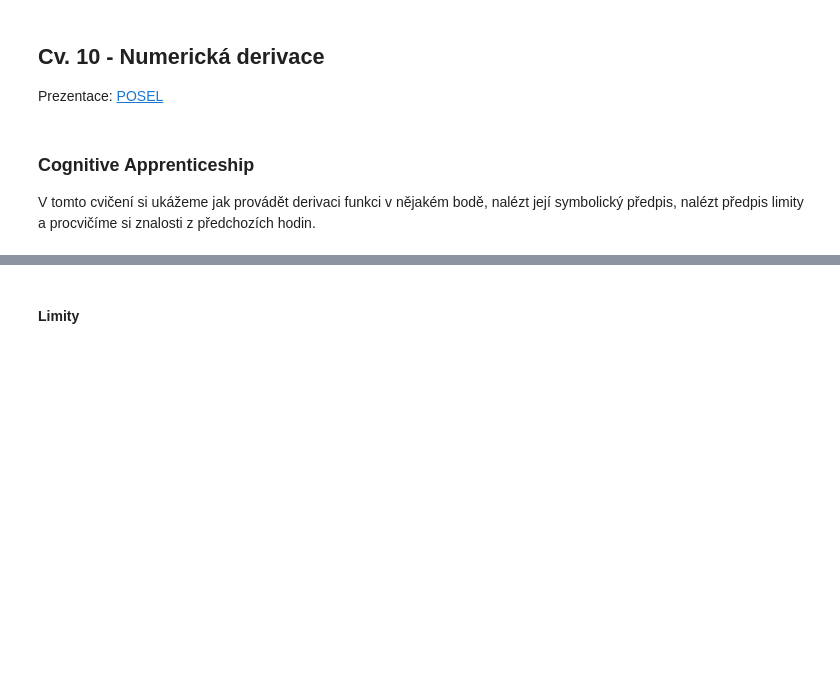
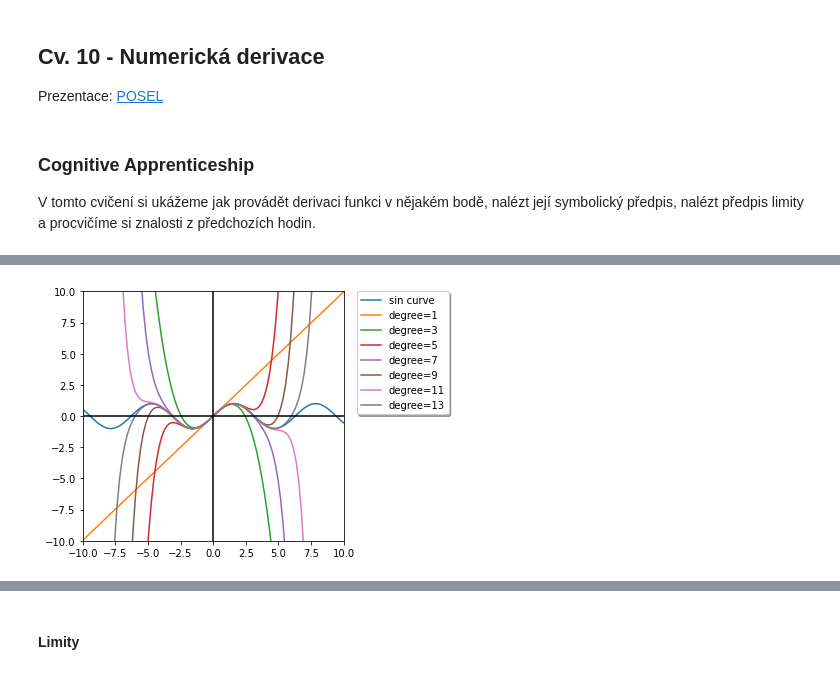
Before and after one commit to pkbcz/MSW2, a Jupyter notebook: 10 Derivace.ipynb, the cells around one changed output, grey strips where cells are left out. Cells and saved outputs as stored; diff of their text form; code cells hidden in the pictures; blank space fills up the shorter version.

```diff
--- a/10 Derivace.ipynb
+++ b/10 Derivace.ipynb
@@ -18 +48,22 @@ import numpy
+# %%
+import numpy as np
+import matplotlib.pyplot as plt
+from scipy.interpolate import approximate_taylor_polynomial
+
+x = np.linspace(-10.0, 10.0, num=100)
+
+plt.plot(x, np.sin(x), label="sin curve")
+
+for degree in np.arange(1, 15, step=2):             # 1, 3, 5 ... 13
+    sin_taylor = approximate_taylor_polynomial(np.sin, 0, degree, 1, order=degree + 2)
+    plt.plot(x, sin_taylor(x), label=f"degree={degree}")
+
+plt.legend(bbox_to_anchor=(1.05, 1), loc='upper left', borderaxespad=0.0, shadow=True)
+plt.axhline(y = 0, color='k')                                       # vykreslení osy x
+plt.axvline(x = 0, color='k')                                       # vykreslení osy y
+plt.tight_layout()
+plt.axis([-10, 10, -10, 10])
+plt.show()
+# %% [output]
+[figure, added]
 # %% [markdown]
```
Also changed, not shown: parts of 40 cells of this notebook, 4 other files.
